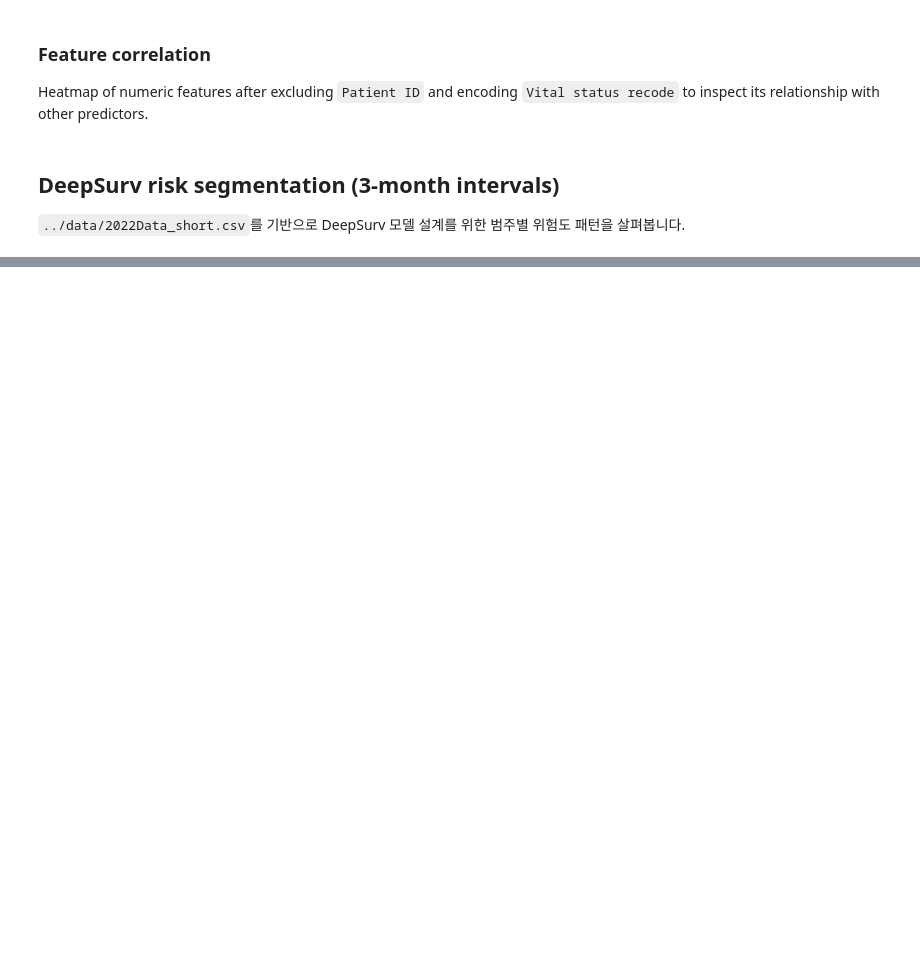
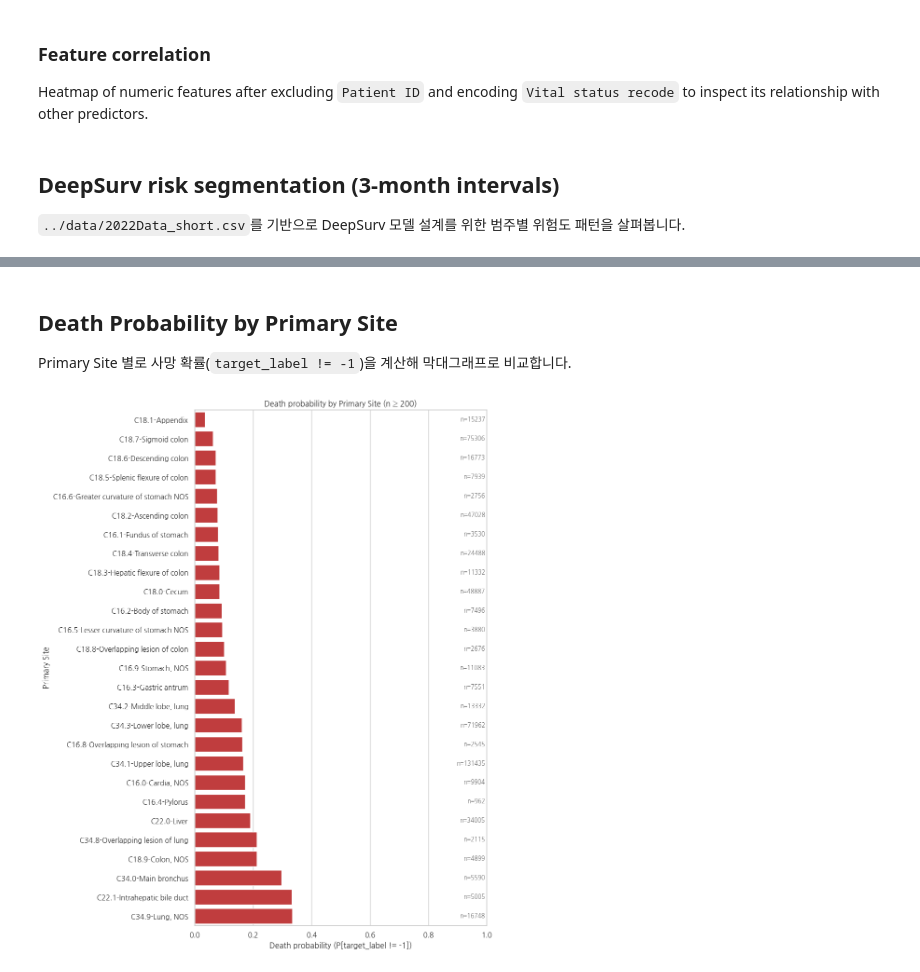
Before and after one commit to Maroco0109/SKN19_2ND_5TEAM, a Jupyter notebook: insight/data_insight_kjw.ipynb, the cells around one changed output, grey strips where cells are left out. Cells and saved outputs as stored; diff of their text form; code cells hidden in the pictures; blank space fills up the shorter version.

```diff
--- a/insight/data_insight_kjw.ipynb
+++ b/insight/data_insight_kjw.ipynb
@@ -1284,0 +397,46 @@ Name: count, dtype: int64
+# %% [markdown]
+## Death Probability by Primary Site
+
+Primary Site 별로 사망 확률(`target_label != -1`)을 계산해 막대그래프로 비교합니다.
+# %%
+# Primary Site 별 사망 확률 막대그래프
+SITE_COL = 'Primary Site - labeled' if 'Primary Site - labeled' in df_cat.columns else 'Primary Site'
+cols_needed = [SITE_COL, 'target_label']
+missing = [c for c in cols_needed if c not in df_cat.columns]
+if missing:
+    raise KeyError(f'Missing columns in merged df: {missing}')
+
+tmp = df_cat[cols_needed].dropna().copy()
+tmp['is_death'] = (tmp['target_label'] != -1).astype(int)
+
+grp = (tmp.groupby(SITE_COL)
+          .agg(p_death=('is_death','mean'), n=('is_death','size'))
+          .reset_index())
+
+# 표본 수가 너무 적은 카테고리 제거
+N_MIN = 200
+grp_f = grp[grp['n'] >= N_MIN].copy()
+# death probability가 큰 순서대로 정렬
+grp_f = grp_f.sort_values('p_death', ascending=False).reset_index(drop=True)
+
+TOP_N = min(30, len(grp_f))
+plot_df = grp_f.head(TOP_N)
+# seaborn order로 카테고리 순서를 고정 (큰 값이 그래프 상단)
+order = plot_df.iloc[::-1][SITE_COL].tolist()
+
+plt.figure(figsize=(10, max(4, 0.45 * TOP_N)))
+ax = sns.barplot(data=plot_df, x='p_death', y=SITE_COL, color='tab:red', order=order)
+plt.xlim(0, 1)
+plt.xlabel('Death probability (P[target_label != -1])')
+plt.ylabel('Primary Site')
+plt.title('Death probability by Primary Site (n ≥ %d)' % N_MIN)
+# 표본 수 주석: 우측 끝 정렬
+pos_map = {cat: idx for idx, cat in enumerate(order)}
+for _, r in plot_df.iterrows():
+    y = pos_map[r[SITE_COL]]
+    ax.text(0.995, y, f"n={int(r['n'])}", transform=ax.get_yaxis_transform(),
+            va='center', ha='right', fontsize=9, color='dimgray', clip_on=False)
+plt.tight_layout()
+plt.show()
+# %% [output]
+[figure, added]
```
Also changed, not shown: parts of 43 cells of this notebook.
